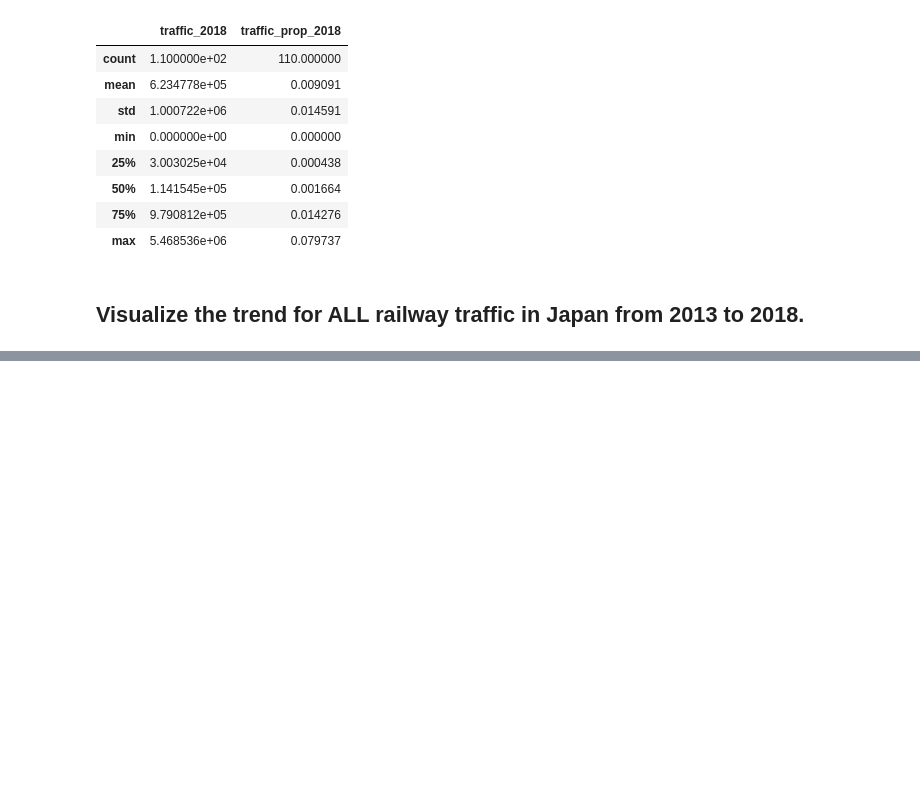
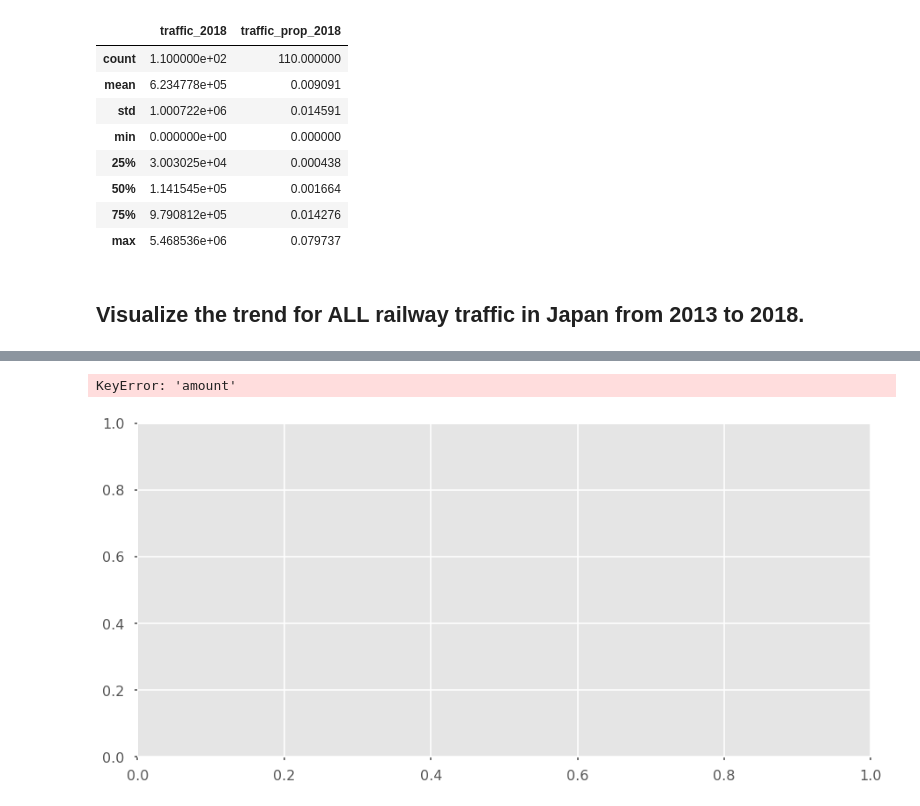
Before and after one commit to shoyo/tokyo-traffic, a Jupyter notebook: TokyoTrainTraffic.ipynb, the cells around one changed output, grey strips where cells are left out. Saved outputs shown, nothing was run; the diff lists cells and outputs as text; code cells hidden in the pictures; blank space fills up the shorter version.

```diff
--- a/TokyoTrainTraffic.ipynb
+++ b/TokyoTrainTraffic.ipynb
@@ -201,0 +218,7 @@ plt.show()
+# %%
+fig, ax = plt.subplots(figsize=(15,7))
+
+df.groupby('owl:sameAs').sum()['amount'].unstack().plot(ax=ax)
+# %% [output]
+KeyError: 'amount'
+[figure, added]
```
Also changed, not shown: parts of 8 cells of this notebook.
